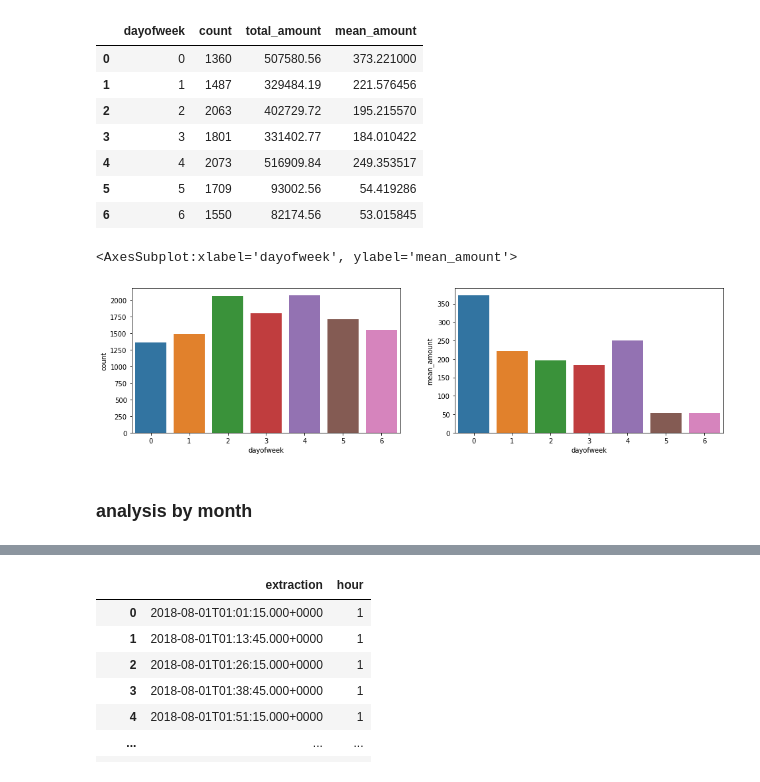
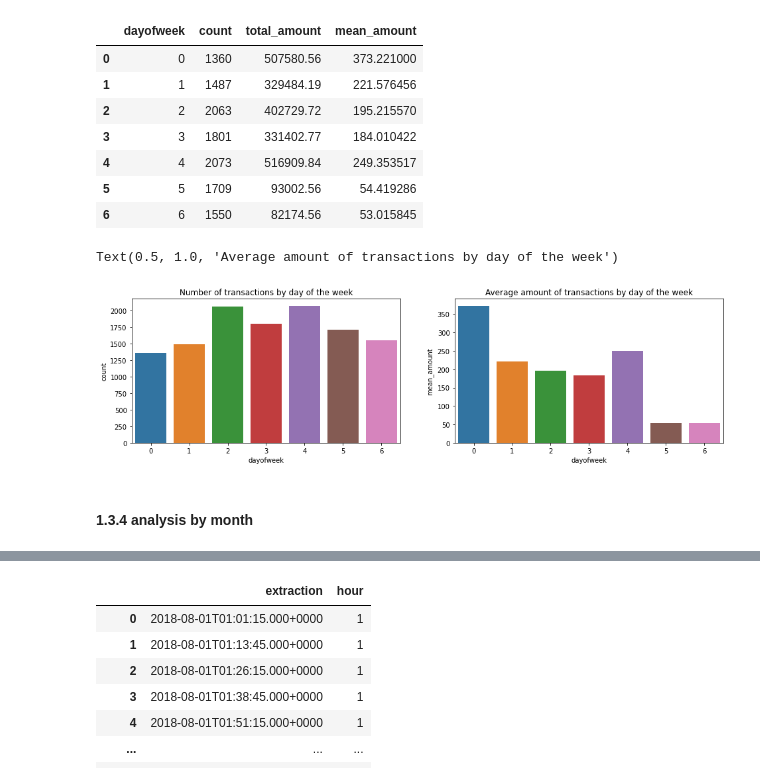
Before and after one commit to jiyoungparkme/machine_learning, a Jupyter notebook: anz_virtual_internship/anz_task_1.ipynb, the cells around one changed output, grey strips where cells are left out. Drawn from its saved outputs; the diff is of its cells as text; code cells hidden in the pictures.

```diff
--- a/anz_virtual_internship/anz_task_1.ipynb
+++ b/anz_virtual_internship/anz_task_1.ipynb
@@ -64,8 +74,3 @@ Data columns (total 23 columns):
  22  movement           12043 non-null  object
 dtypes: datetime64[ns](1), float64(4), int64(1), object(17)
 memory usage: 2.1+ MB
-# %%
-data['status_cat'] = data['status'].astype('category').cat.codes
-data['txn_cat'] = data['txn_description'].astype('category').cat.codes
-data['gender_cat'] = data['gender'].astype('category').cat.codes
-data.head()
@@ -136,13 +144,15 @@ df
 # %%
 fig, (ax1, ax2) = plt.subplots(ncols=2)
 fig.set_size_inches(16,4)
 sns.barplot(data=df, x="dayofweek", y='count',ax= ax1)
+ax1.set_title("Number of transactions by day of the week")
 sns.barplot(data=df, x="dayofweek", y='mean_amount',ax= ax2)
+ax2.set_title("Average amount of transactions by day of the week")
 # %% [output]
-<AxesSubplot:xlabel='dayofweek', ylabel='mean_amount'>
+Text(0.5, 1.0, 'Average amount of transactions by day of the week')
-[figure, old version]
+[figure, new version]
 # %% [markdown]
-### analysis by month
+#### 1.3.4 analysis by month
 # %%
 data['count'] = 1
 data['month'] = pd.to_datetime(data['date']).apply(lambda x: x.month)
```
Also changed, not shown: parts of 51 cells of this notebook.
